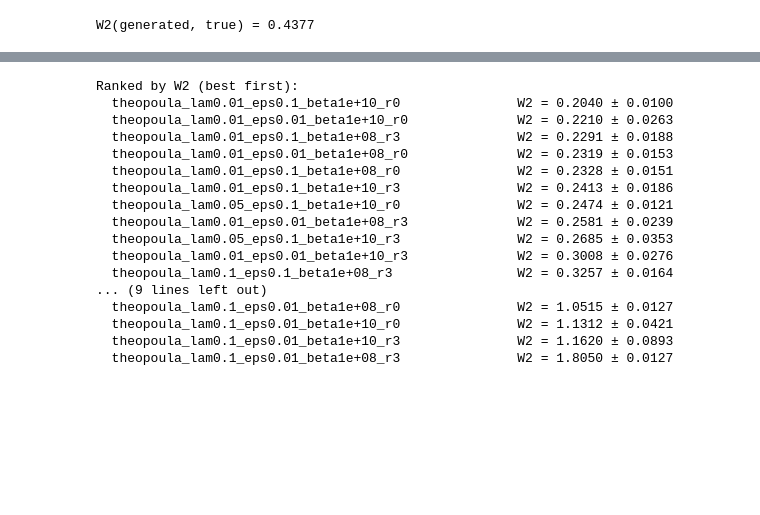
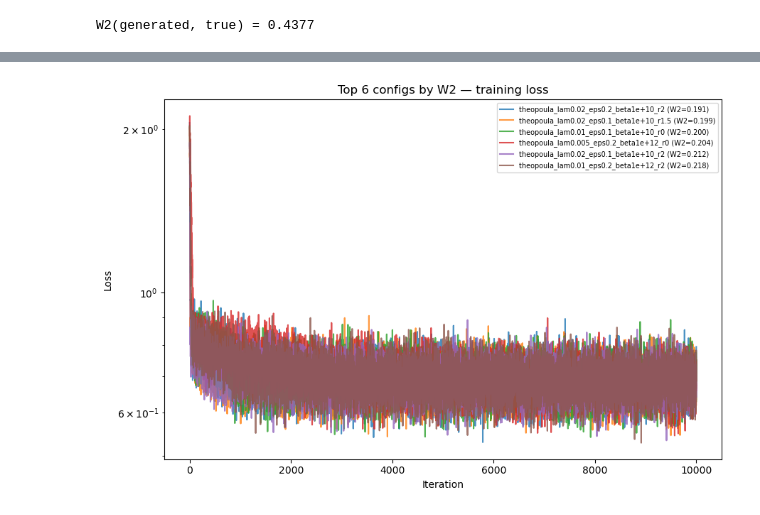
Before and after one commit to kylemcgillivray/Masters-Dissertation, a Jupyter notebook: display.ipynb, the cells around one changed output, grey strips where cells are left out. Saved outputs shown, nothing was run; the diff lists cells and outputs as text; code cells hidden in the pictures; blank space fills up the shorter version.

```diff
--- a/display.ipynb
+++ b/display.ipynb
@@ -169,24 +200,15 @@ theopoula_lam0.01_eps0.01_beta1e+10_r3              W2 = 0.3008 ± 0.0276
 # %%
-# Ranked summary, best first
-print("\nRanked by W2 (best first):")
-for tag, (w2_mean, w2_std) in sorted(w2_scores.items(), key=lambda kv: kv[1][0]):
-    print(f"  {tag:50s}  W2 = {w2_mean:.4f} ± {w2_std:.4f}")
+top_n = 6
+plt.figure(figsize=(9, 6))
+for tag, r in ranked[:top_n]:
+    plt.plot(r["loss_history"], label=f"{tag} (W2={r['w2_mean']:.3f})", alpha=0.8)
+plt.xlabel("Iteration")
+plt.ylabel("Loss")
+plt.yscale("log")
+plt.title(f"Top {top_n} configs by W2 — training loss")
+plt.legend(fontsize=7)
+plt.tight_layout()
+plt.show()
 # %% [output]
-Ranked by W2 (best first):
-  theopoula_lam0.01_eps0.1_beta1e+10_r0               W2 = 0.2040 ± 0.0100
-  theopoula_lam0.01_eps0.01_beta1e+10_r0              W2 = 0.2210 ± 0.0263
-  theopoula_lam0.01_eps0.1_beta1e+08_r3               W2 = 0.2291 ± 0.0188
-  theopoula_lam0.01_eps0.01_beta1e+08_r0              W2 = 0.2319 ± 0.0153
-  theopoula_lam0.01_eps0.1_beta1e+08_r0               W2 = 0.2328 ± 0.0151
-  theopoula_lam0.01_eps0.1_beta1e+10_r3               W2 = 0.2413 ± 0.0186
-  theopoula_lam0.05_eps0.1_beta1e+10_r0               W2 = 0.2474 ± 0.0121
-  theopoula_lam0.01_eps0.01_beta1e+08_r3              W2 = 0.2581 ± 0.0239
-  theopoula_lam0.05_eps0.1_beta1e+10_r3               W2 = 0.2685 ± 0.0353
-  theopoula_lam0.01_eps0.01_beta1e+10_r3              W2 = 0.3008 ± 0.0276
-  theopoula_lam0.1_eps0.1_beta1e+08_r3                W2 = 0.3257 ± 0.0164
-... (9 lines left out)
-  theopoula_lam0.1_eps0.01_beta1e+08_r0               W2 = 1.0515 ± 0.0127
-  theopoula_lam0.1_eps0.01_beta1e+10_r0               W2 = 1.1312 ± 0.0421
-  theopoula_lam0.1_eps0.01_beta1e+10_r3               W2 = 1.1620 ± 0.0893
-  theopoula_lam0.1_eps0.01_beta1e+08_r3               W2 = 1.8050 ± 0.0127
+[figure, added]
 # %%
```
Also changed, not shown: parts of 8 cells of this notebook, 3 other files.
